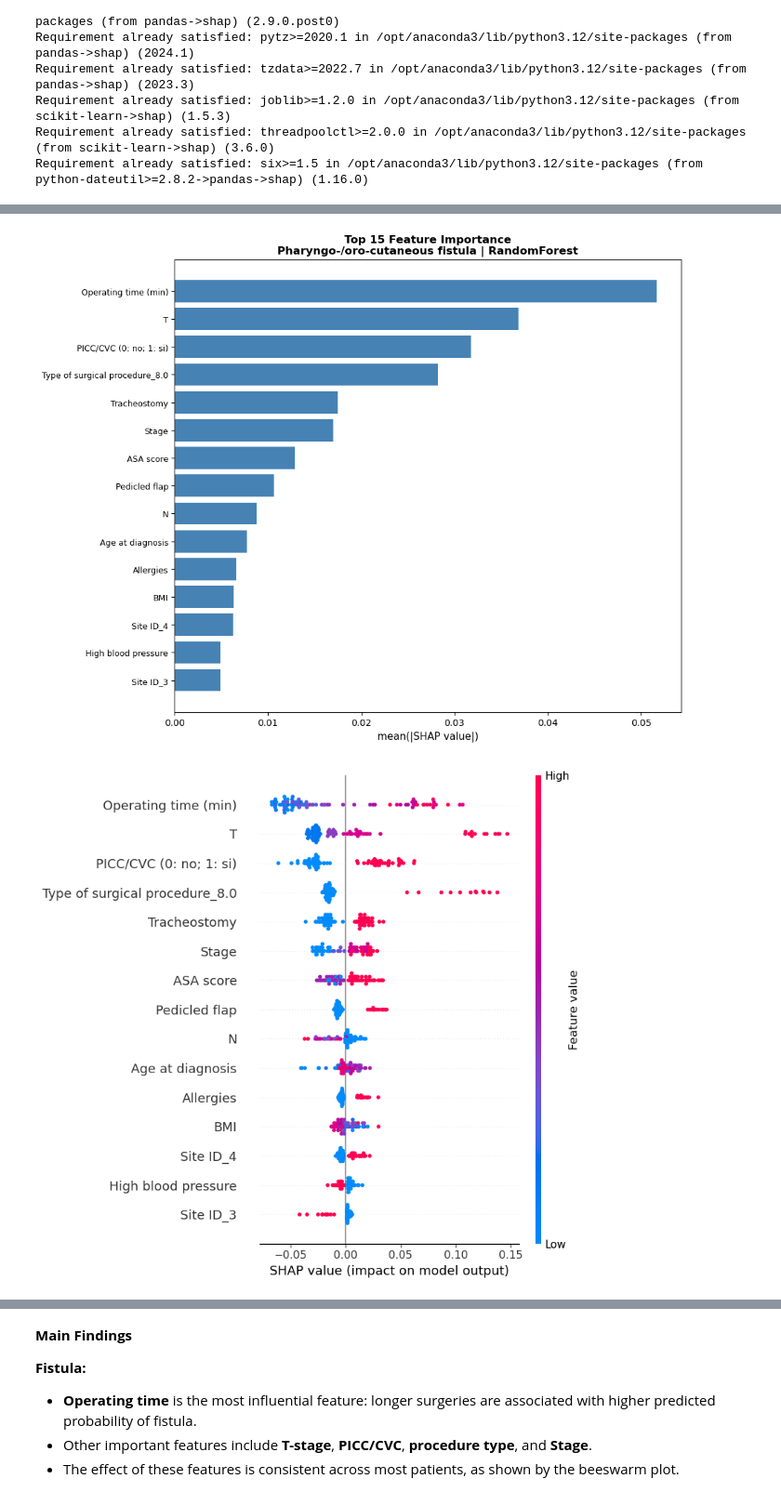
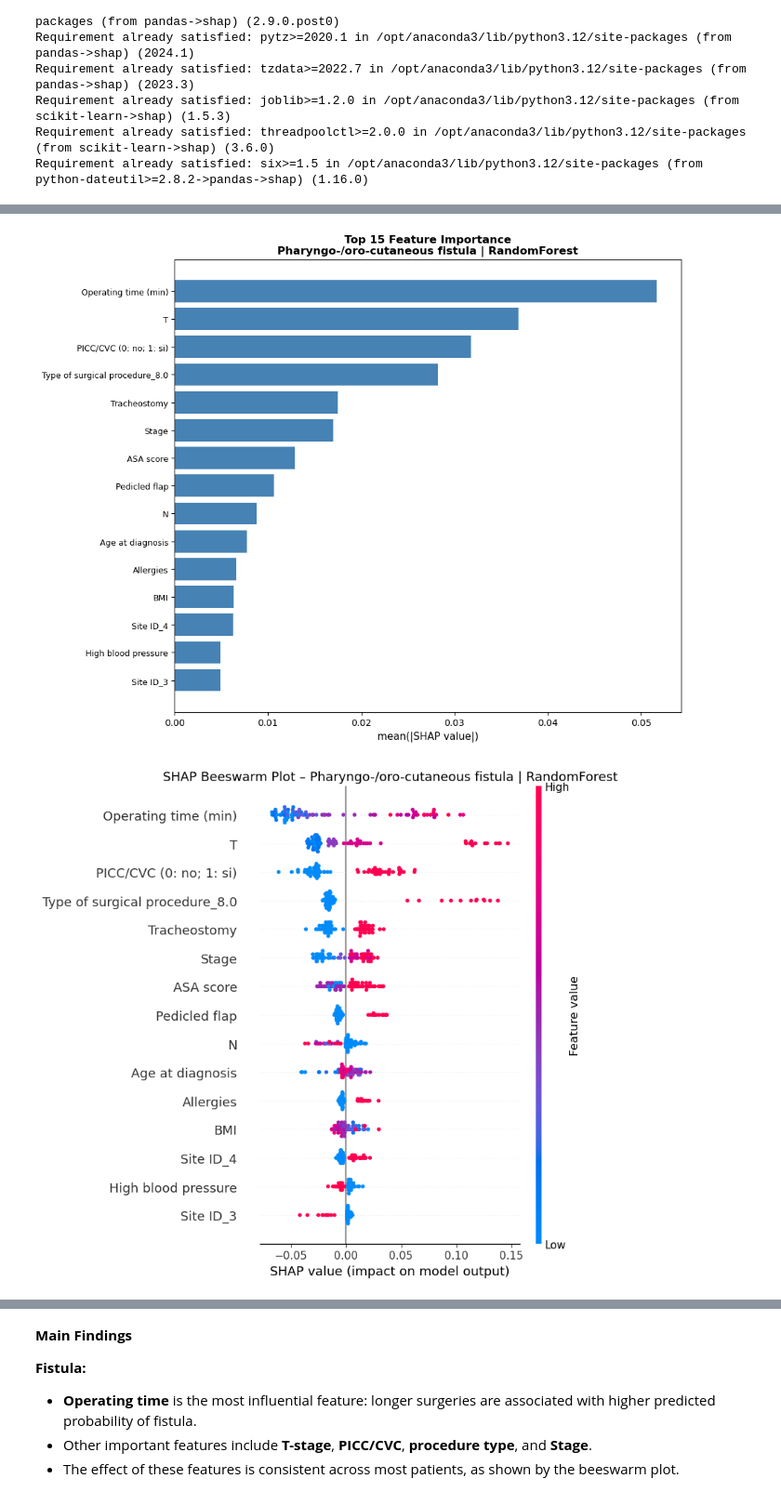
Before and after one commit to adsp-polito/2026-P6-ENT-icipate, a Jupyter notebook: adsp_notebook.ipynb, the cells around one changed output, grey strips where cells are left out. Shown at 93% size. Saved outputs shown, nothing was run; the diff lists cells and outputs as text; code cells hidden in the pictures.

Commit message:
add a title to beeswarm map

```diff
--- a/adsp_notebook.ipynb
+++ b/adsp_notebook.ipynb
@@ -1401,6 +1401,8 @@ for target in TARGETS_TO_RUN:
         X_test_array_top15 = X_test_array[:, top_15_idx]
         shap.summary_plot(shap_values_top15, X_test_array_top15,
                           feature_names=top_15_names, plot_type="dot", show=False)
+
+        plt.title(f"SHAP Beeswarm Plot – {target} | {model_name}", fontsize=13)
         plt.tight_layout()
         plt.savefig(os.path.join(plots_folder, f"{safe_filename(target)}_{safe_filename(model_name)}_shap_beeswarm.png"), dpi=300, bbox_inches='tight')
         plt.show()
@@ -1423,34 +1425,34 @@ for target in TARGETS_TO_RUN:
         plt.suptitle(f"Top 5 Features - Dependence Plots\n{target} | {model_name}",
                      fontweight='bold', fontsize=13, y=0.995)
         plt.tight_layout()
         plt.savefig(os.path.join(plots_folder, f"{safe_filename(target)}_{safe_filename(model_name)}_shap_dependence.png"), dpi=300, bbox_inches='tight')
         plt.show()
 
         print("  ✓ SHAP plots generated and saved successfully\n")
 
     except Exception as e:
         print(f"  ✗ Error: {str(e)}")
         import traceback
         traceback.print_exc()
         continue
 
 print("="*80)
 print("SHAP analysis complete for all targets!")
 print("="*80)
 # %% [output]
 ================================================================================
 CALCULATING SHAP VALUES - TOP 15 FEATURES (Full Test Set)
 ================================================================================
 
 ============================================================
 SHAP Analysis: Pharyngo-/oro-cutaneous fistula | Model: RandomForest
 ============================================================
   Background (train+val) shape: (480, 79)
   Test set shape: (85, 79)
   Creating SHAP explainer for RandomForestClassifier...
   ✓ SHAP values calculated for 85 test samples (shape: (85, 79))
 [figure]
-[figure, old version]
+[figure, new version]
 [figure]
   ✓ SHAP plots generated and saved successfully
 
```
Also changed, not shown: parts of 1 cell of this notebook.
